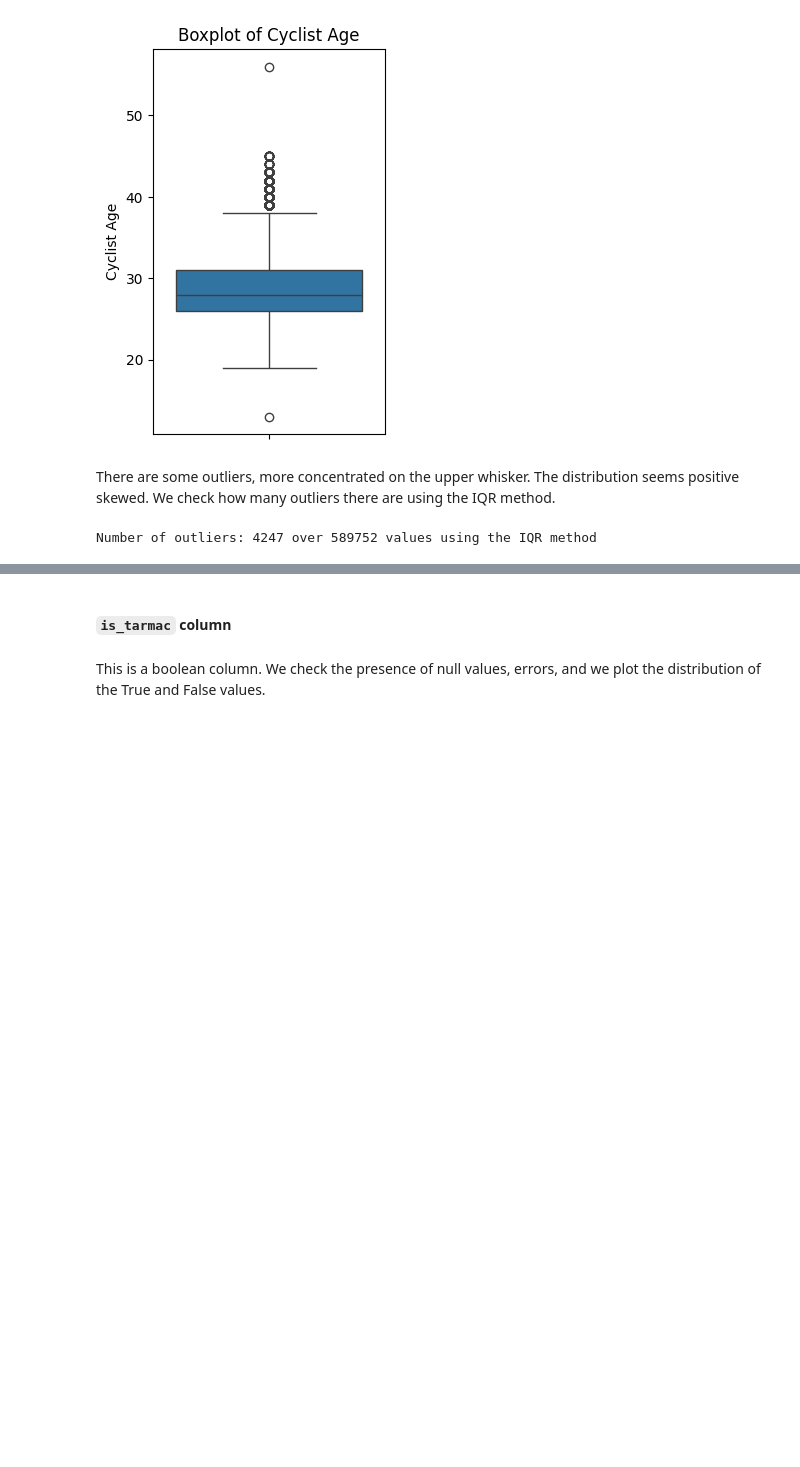
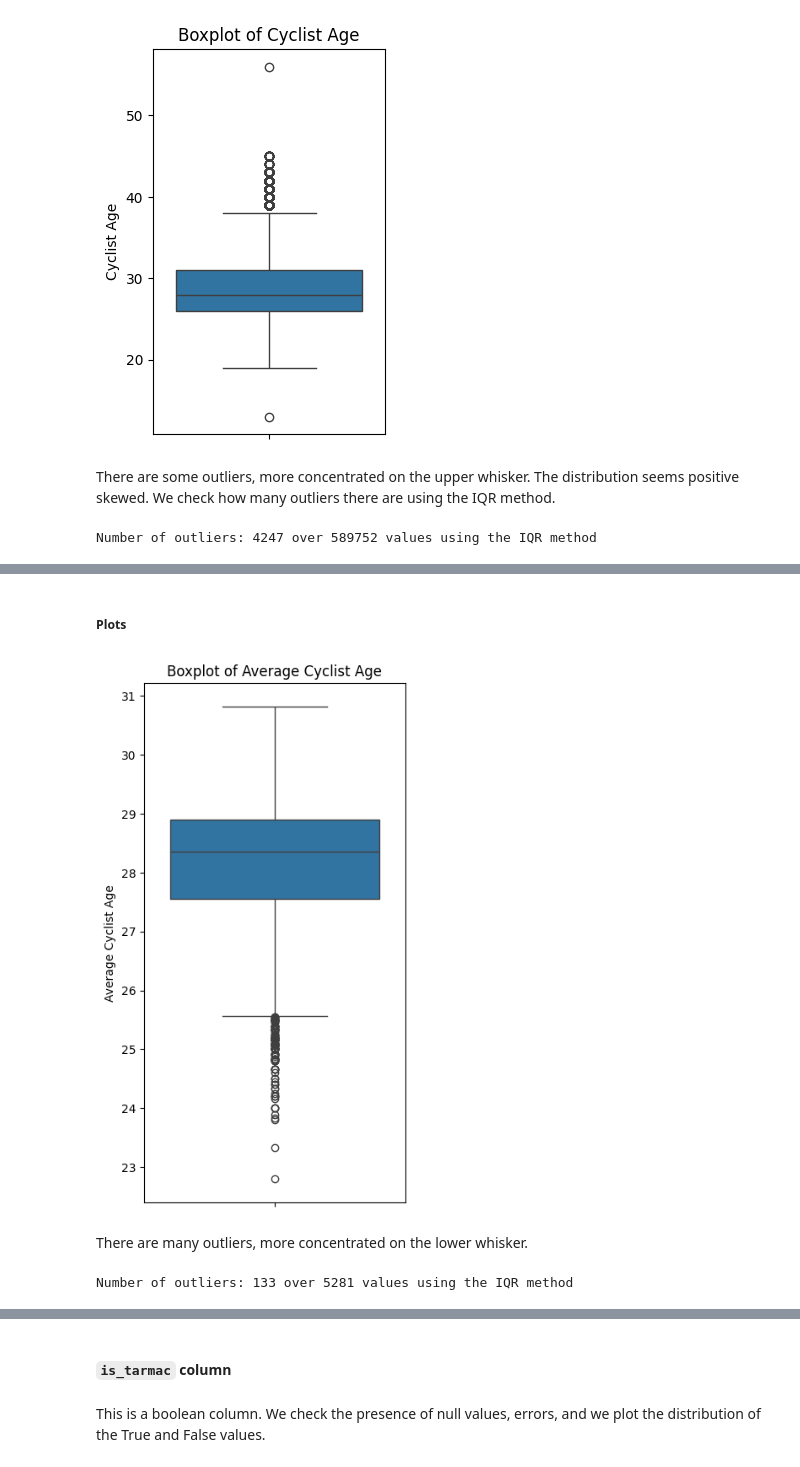
Before and after one commit to effepielle/dm_project24_group_0, a Jupyter notebook: TASK_1/data_understanding.ipynb, the cells around one changed output, grey strips where cells are left out. Cells and saved outputs as stored; diff of their text form; code cells hidden in the pictures; blank space fills up the shorter version.

```diff
--- a/TASK_1/data_understanding.ipynb
+++ b/TASK_1/data_understanding.ipynb
@@ -1922,0 +1977,16 @@ Number of outliers: 4247 over 589752 values using the IQR method
+# %% [markdown]
+##### Plots
+# %%
+plt.figure(figsize=(4, 8))
+sns.boxplot(y=avg_age_df['cyclist_age'])
+plt.title('Boxplot of Average Cyclist Age')
+plt.ylabel('Average Cyclist Age')
+plt.show()
+# %% [output]
+[figure, added]
+# %% [markdown]
+There are many outliers, more concentrated on the lower whisker.
+# %%
+count_outliers(avg_age_df['cyclist_age'])
+# %% [output]
+Number of outliers: 133 over 5281 values using the IQR method
```
Also changed, not shown: parts of 49 cells of this notebook.
